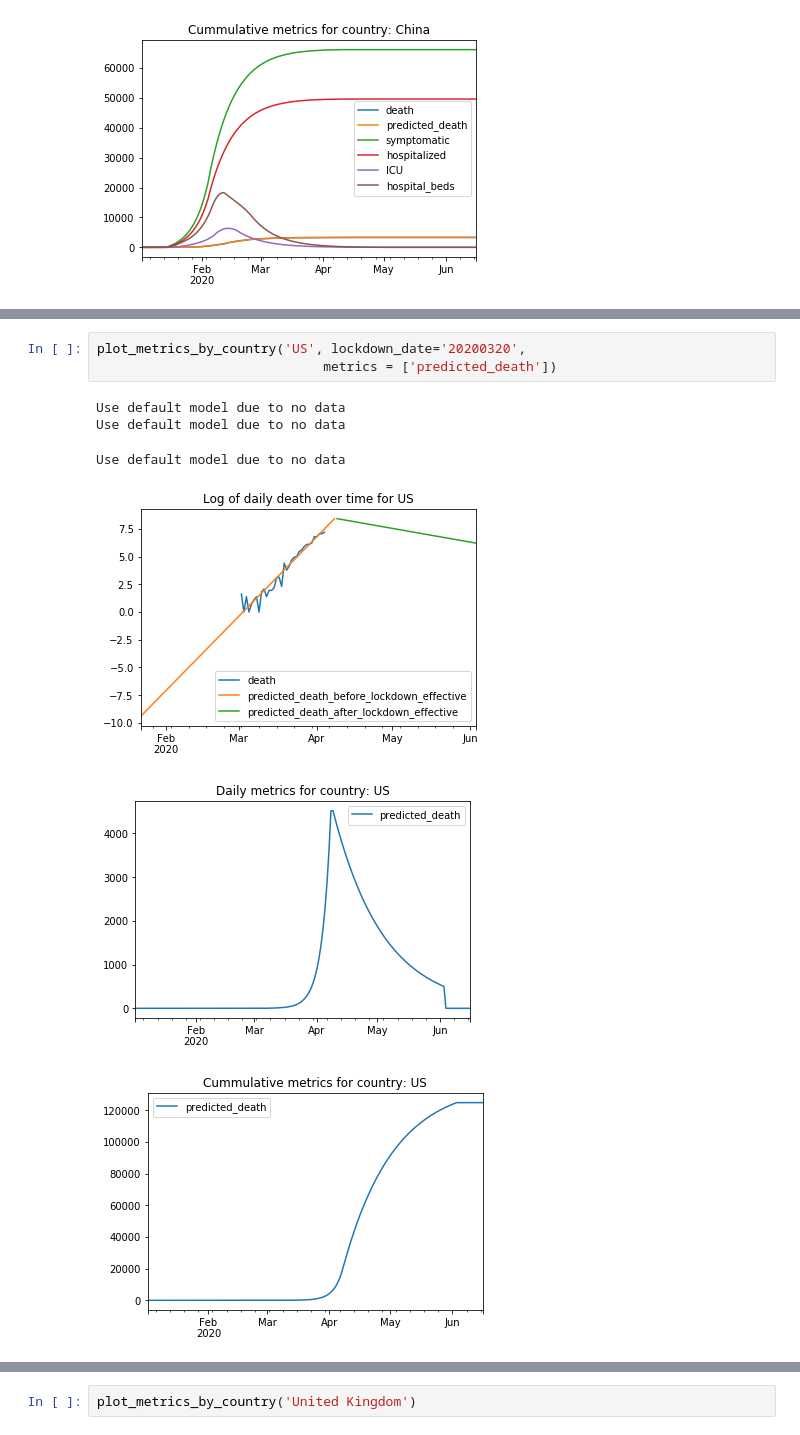
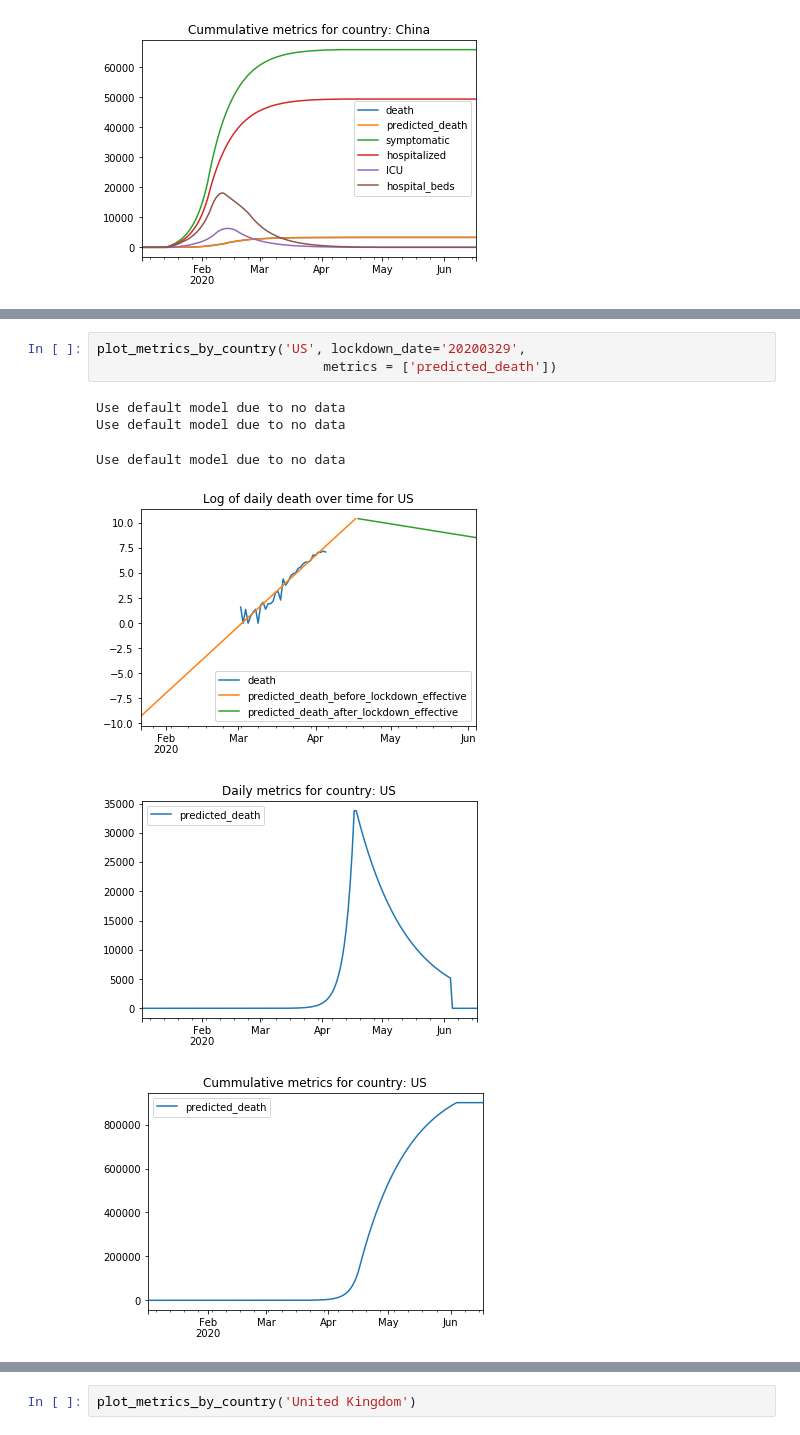
Before and after one commit to huonghuynhsc/COVID-19, a Jupyter notebook: prognosis/Prognosis.ipynb, the cells around one changed output, grey strips where cells are left out. Cells and saved outputs as stored; diff of their text form.

```diff
--- a/prognosis/Prognosis.ipynb
+++ b/prognosis/Prognosis.ipynb
@@ -314,13 +314,13 @@ Use default model due to no data
 # %%
-plot_metrics_by_country('US', lockdown_date='20200320',
+plot_metrics_by_country('US', lockdown_date='20200329',
                              metrics = ['predicted_death'])
 # %% [output]
 Use default model due to no data
 Use default model due to no data
 Use default model due to no data
-[figure, old version]
+[figure, new version]
-[figure, old version]
+[figure, new version]
-[figure, old version]
+[figure, new version]
 # %%
 plot_metrics_by_country('Italy', lockdown_date='20200301', forecast_horizon=90) #Official date 09 March
 # %% [output]
```
Also changed, not shown: parts of 8 cells of this notebook.
